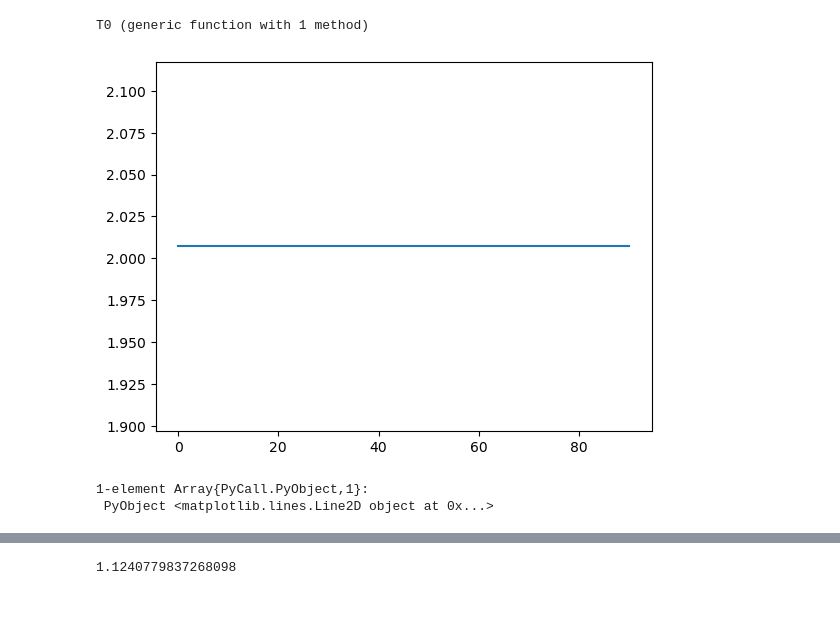
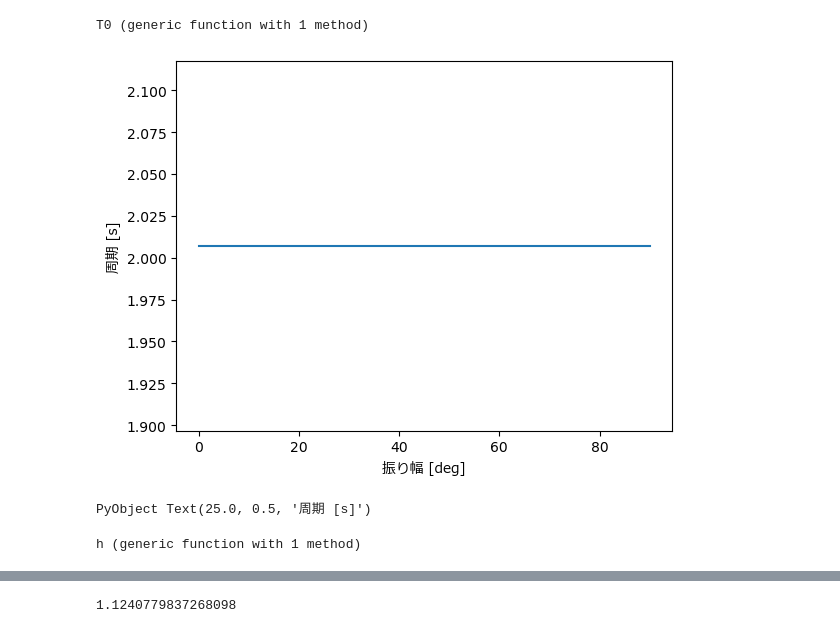
Before and after one commit to MedusaMITSUKI/pendulum, a Jupyter notebook: pendulum.ipynb, the cells around one changed output, grey strips where cells are left out. Saved outputs shown, nothing was run; the diff lists cells and outputs as text; code cells hidden in the pictures; blank space fills up the shorter version.

```diff
--- a/pendulum.ipynb
+++ b/pendulum.ipynb
@@ -22,9 +23,14 @@ plot(x, T.(x))
 T0(x) = 2 * pi * sqrt(l / g) # 振り子の周期 (近似解)
 # %% [output]
 T0 (generic function with 1 method)
+# %%
+plot(x, T0.(x))
+xlabel("振り幅 [deg]", fontname="Meiryo")
+ylabel("周期 [s]", fontname="Meiryo")
+# %% [output]
+[figure, added]
+PyObject Text(25.0, 0.5, '周期 [s]')
 # %%
-plot(x, T0.(x))
+h(x) = T.(x) / T0.(x) # 振り子の周期の比
 # %% [output]
-[figure, removed]
-1-element Array{PyCall.PyObject,1}:
- PyObject <matplotlib.lines.Line2D object at 0x...>
+h (generic function with 1 method)
```
Also changed, not shown: parts of 4 cells of this notebook, 1 other file.
